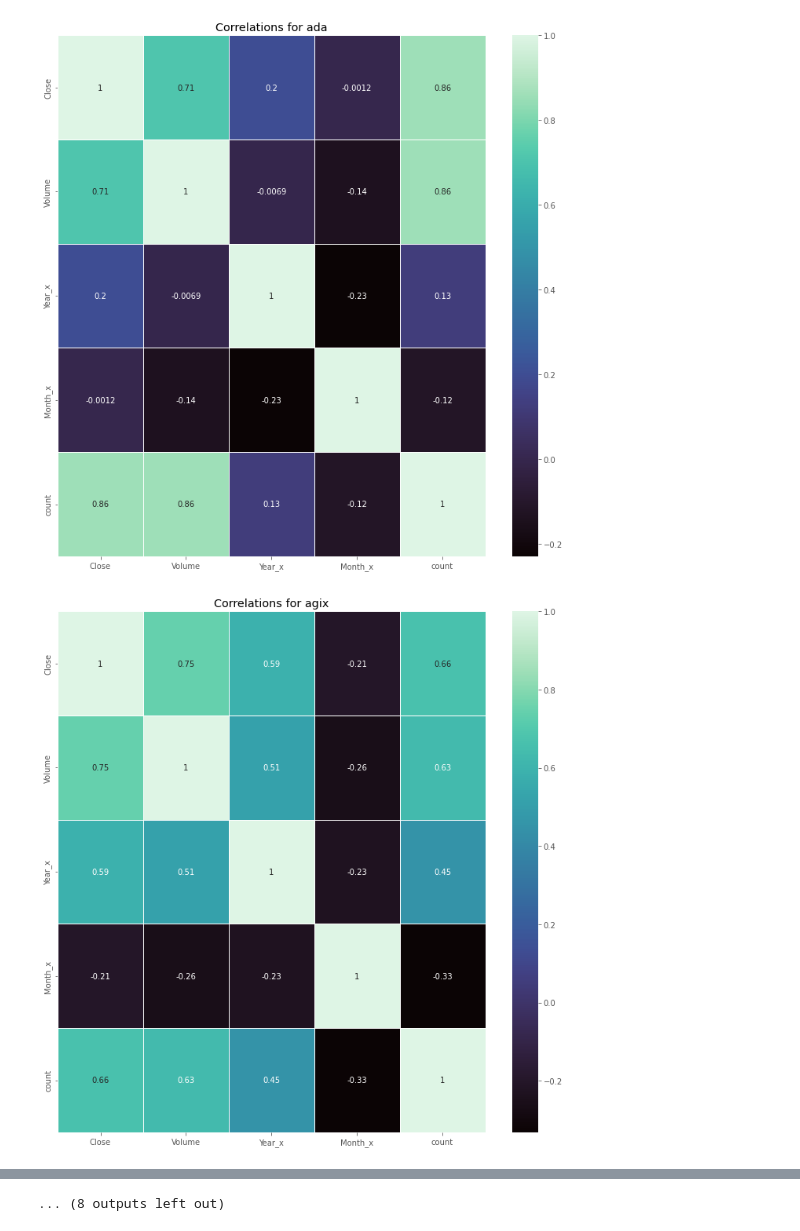
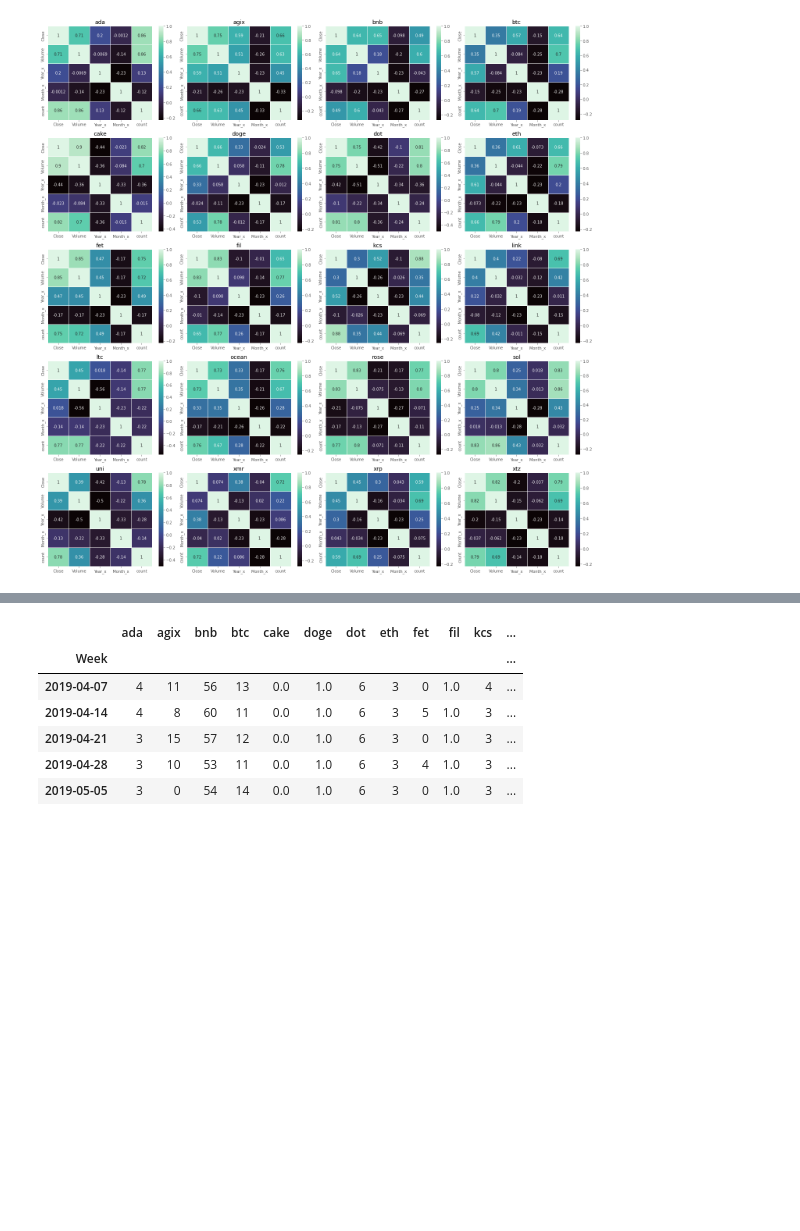
Before and after one commit to MarcLlopart/Deciphering-Crypto-Trends, a Jupyter notebook: 3_correlations.ipynb, the cells around one changed output, grey strips where cells are left out. Drawn from its saved outputs; the diff is of its cells as text; code cells hidden in the pictures; blank space fills up the shorter version.

```diff
--- a/3_correlations.ipynb
+++ b/3_correlations.ipynb
@@ -84,6 +84,10 @@ def clean_trend_data(trend_df):
     trend_df['Year'] = pd.to_datetime(trend_df['Week']).dt.year
     trend_df['Month'] = pd.to_datetime(trend_df['Week']).dt.month
 
+    # Convert count to numeric to avoid non-correlation
+    trend_df['count'] = pd.to_numeric(trend_df['count'], errors='coerce')
+    trend_df['count'] = trend_df['count'].fillna(1)
+
     #Describe
     #trend_df.describe()
     return trend_df
@@ -106,12 +110,17 @@ def merging_df(price_df, trend_df):
     return price_trend
 
 
-def correlations(df, token):
+def correlations(df, token, ax=None):
     correlations = df.corr()
-    fig, ax = plt.subplots(figsize=(10,10))         # Sample figsize in inches
+    if ax is None:
+        fig, ax = plt.subplots(figsize=(10,10))         # Sample figsize in inches
+    else:
+        fig = ax.get_figure()
     sns.heatmap(correlations, annot=True, linewidths=.5, ax=ax, cmap="mako")
     ax.set_title(f'Correlations for {token}')
     fig.tight_layout()
+    return ax
+
 
 def plot_data(price_df, n_cols, token):
 
@@ -127,13 +136,20 @@ def plot_data(price_df, n_cols, token):
         axes[2].plot(price_df['Date'], price_df['count'])
         axes[2].set(xlabel='Date', ylabel='Word Count', title=f"{token}'s Google Trend")
 # %%
-for token in tokens:
+fig, axes = plt.subplots(5, 4, figsize=(20, 20))
+
+for i, token in enumerate(tokens):
     trend_df = get_trend(token, trend_to_token_mapping)
     price_df = load_price_data(token, tokens, price_files)
     clean_price = clean_price_data(price_df)
     clean_trend = clean_trend_data(trend_df)
     price_trend_df = merging_df(clean_price, clean_trend)
-    correlations(price_trend_df, token)
+    ax = axes[i // 4, i % 4]  # Get the appropriate subplot axes
+    correlations(price_trend_df, token, ax=ax)
+    ax.set_title(token)
+
+# Adjust layout to prevent overlapping
+plt.tight_layout()
+plt.show()
 # %% [output]
-[figure, old version]
+[figure, new version]
-[figure, removed]
@@ -150 +156,20 @@ for token in tokens:
-... (8 outputs left out)
+# %%
+dfs = []
+for i, token in enumerate(tokens):
+    trend_df = get_trend(token, trend_to_token_mapping)
+    trend_df = clean_trend_data(trend_df)
+    trend_df = trend_df.set_index('Week')['count']  # Keep only the 'count' column and set 'week' as index
+    trend_df.name = token  # Rename the series to the token name
+    dfs.append(trend_df)
+
+# Concatenate the DataFrames vertically
+combined_df = pd.concat(dfs, axis=1)
+combined_df.head()
+# %% [output]
+|  | ada | agix | bnb | btc | cake | doge | dot | eth | fet | fil | kcs | ... |
+| Week |  |  |  |  |  |  |  |  |  |  |  | ... |
+| 2019-04-07 | 4 | 11 | 56 | 13 | 0.0 | 1.0 | 6 | 3 | 0 | 1.0 | 4 | ... |
+| 2019-04-14 | 4 | 8 | 60 | 11 | 0.0 | 1.0 | 6 | 3 | 5 | 1.0 | 3 | ... |
+| 2019-04-21 | 3 | 15 | 57 | 12 | 0.0 | 1.0 | 6 | 3 | 0 | 1.0 | 3 | ... |
+| 2019-04-28 | 3 | 10 | 53 | 11 | 0.0 | 1.0 | 6 | 3 | 4 | 1.0 | 3 | ... |
+| 2019-05-05 | 3 | 0 | 54 | 14 | 0.0 | 1.0 | 6 | 3 | 0 | 1.0 | 3 | ... |
```
Also changed, not shown: parts of 2 cells of this notebook, 8 other files.
